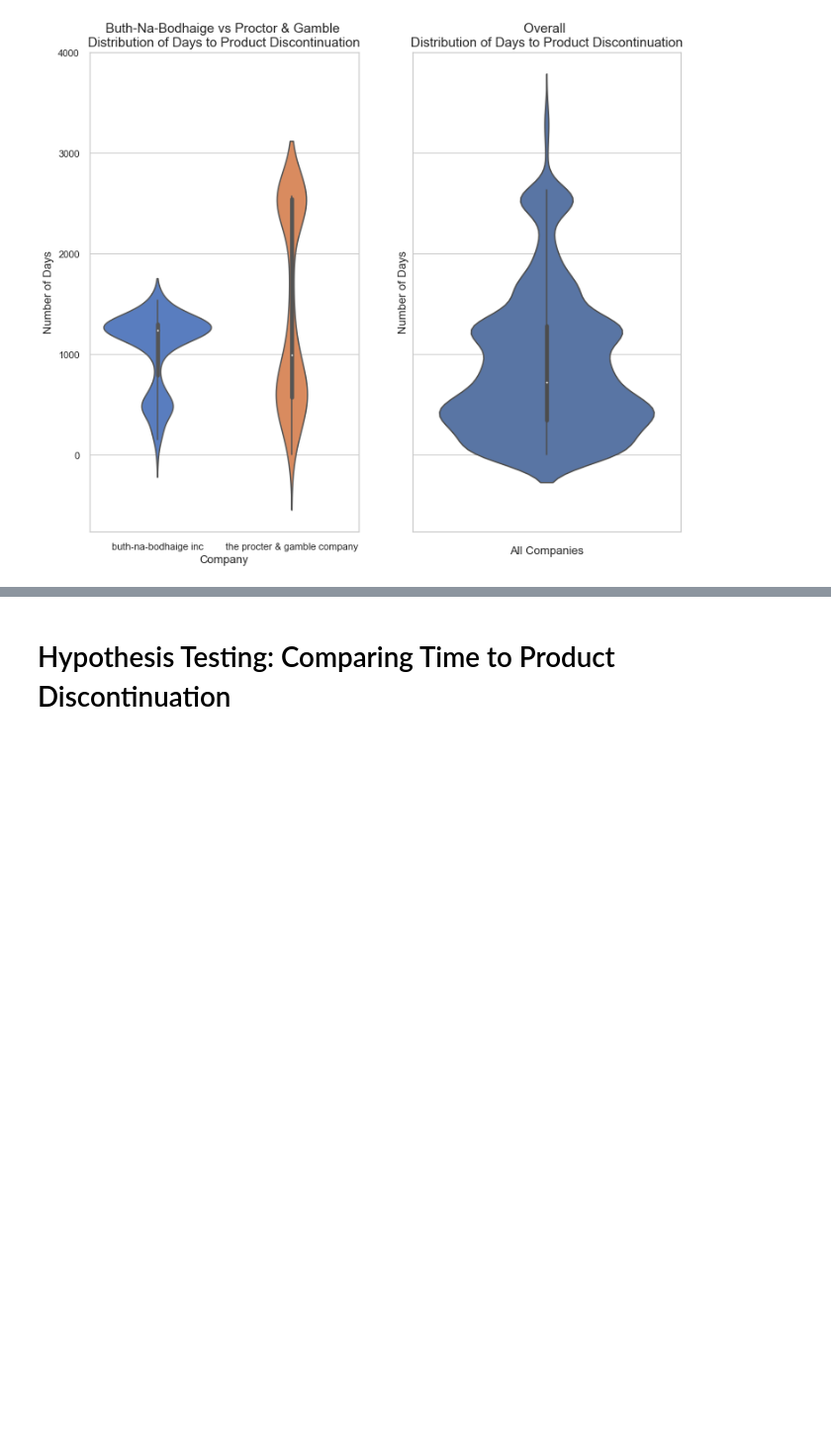
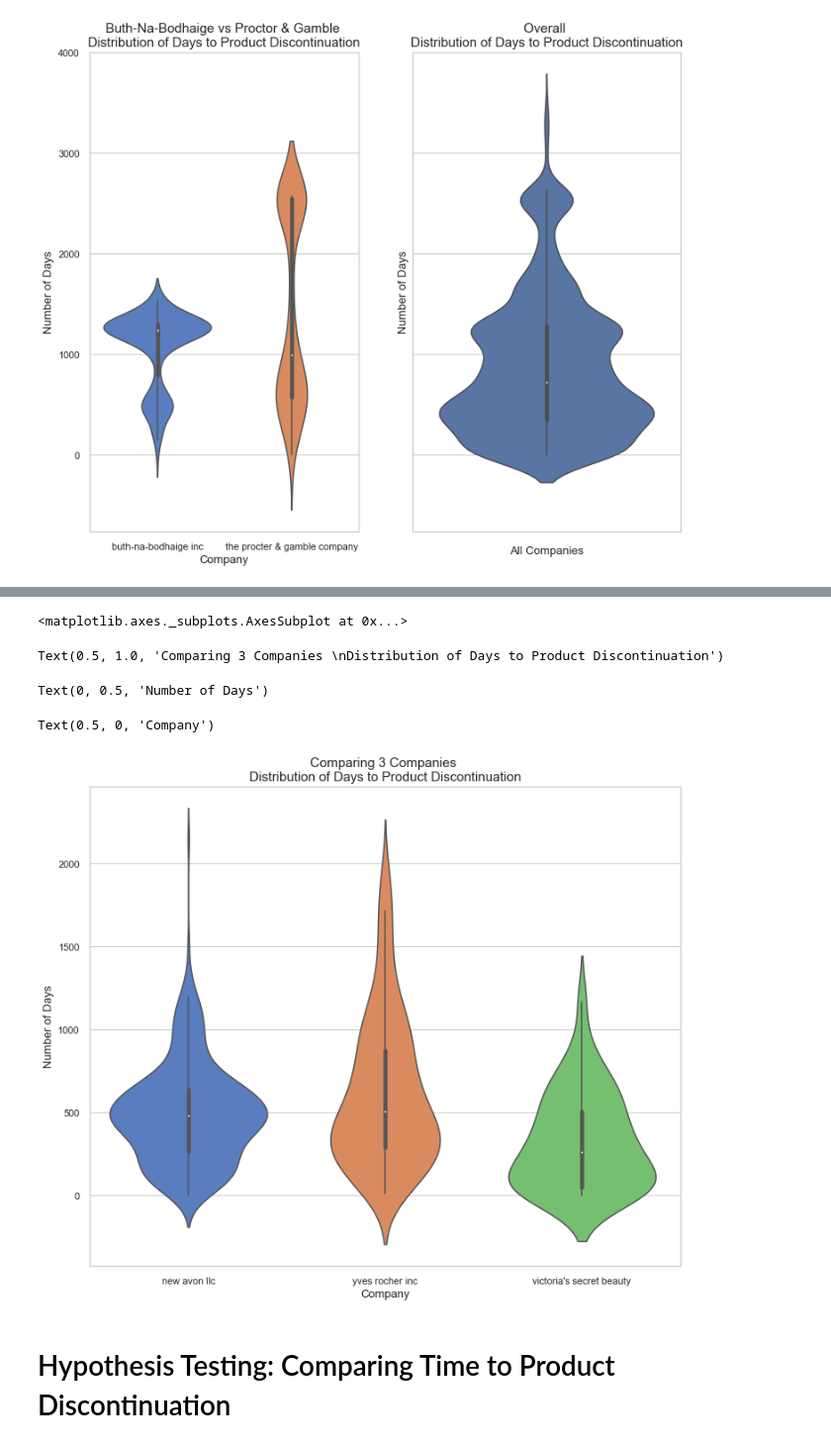
Before and after one commit to chelseanbr/Whats-In-My-Makeup-Bag, a Jupyter notebook: final_data_wrangling_eda.ipynb, the cells around one changed output, grey strips where cells are left out. Shown at 99% size. Saved outputs shown, nothing was run; the diff lists cells and outputs as text; code cells hidden in the pictures; blank space fills up the shorter version.

```diff
--- a/final_data_wrangling_eda.ipynb
+++ b/final_data_wrangling_eda.ipynb
@@ -829,3 +851,6 @@ Text(0.5, 1.0, 'Buth-Na-Bodhaige vs Proctor & Gamble \nDistribution of Days to P
 Text(0, 0.5, 'Number of Days')
 Text(0.5, 0, 'Company')
 [figure]
+# %%
+second_discontinued_2_companies_df = discontinued_drop_dupes_df[discontinued_drop_dupes_df['Cleaned_CompanyName'].str.contains('yves rocher inc') | discontinued_drop_dupes_df['Cleaned_CompanyName'].str.contains("victoria's secret beauty") | discontinued_drop_dupes_df['Cleaned_CompanyName'].str.contains("new avon llc")].copy()
+second_discontinued_2_companies_df.head()
@@ -832,3 +864,24 @@ Text(0.5, 0, 'Company')
+# %%
+fig, ax = plt.subplots(figsize=(12, 10), sharey=True)
+sns.set(style="whitegrid")
+sns.violinplot(ax=ax, x="Cleaned_CompanyName", y="Days_to_Discontinued",
+                    data=second_discontinued_2_companies_df, palette="muted")
+
+# axs[1].set_title('Overall \nDistribution of Days to Product Discontinuation', size=15)
+# axs[1].set_ylabel('Number of Days', size=13)
+# axs[1].set_xlabel('All Companies', size=13)
+
+ax.set_title("Comparing 3 Companies \nDistribution of Days to Product Discontinuation", size=15)
+ax.set_ylabel('Number of Days', size=13)
+ax.set_xlabel('Company', size=13)
+
+fig.savefig('images/violin_days_to_discontinued_3_companies')
+# %% [output]
+<matplotlib.axes._subplots.AxesSubplot at 0x...>
+Text(0.5, 1.0, 'Comparing 3 Companies \nDistribution of Days to Product Discontinuation')
+Text(0, 0.5, 'Number of Days')
+Text(0.5, 0, 'Company')
+[figure, added]
 # %% [markdown]
 # Hypothesis Testing: Comparing Time to Product Discontinuation
 # %% [markdown]
```
Also changed, not shown: parts of 10 cells of this notebook, 10 other files.
